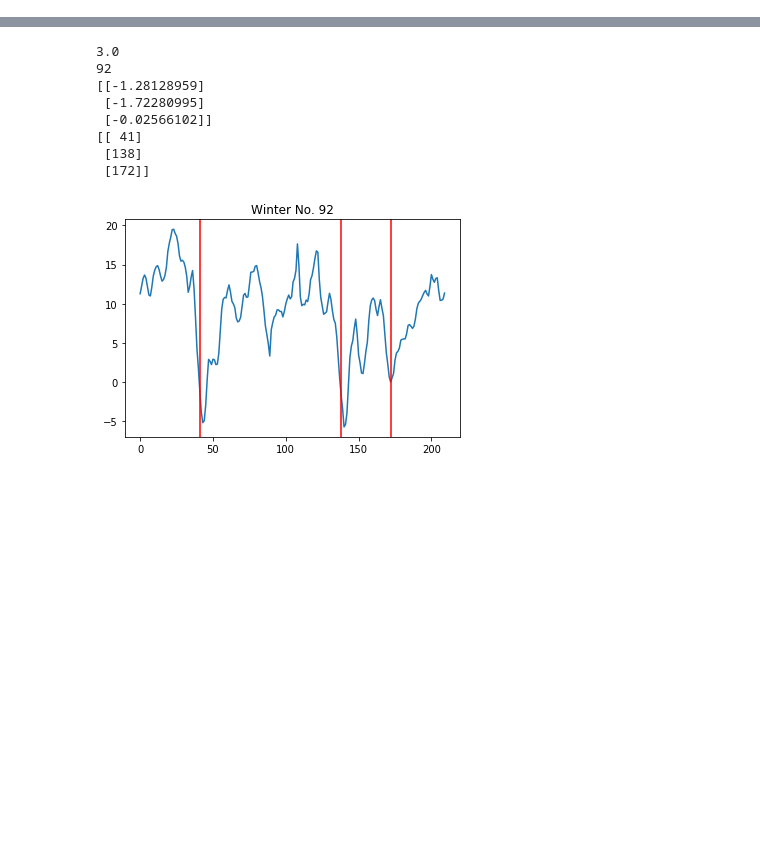
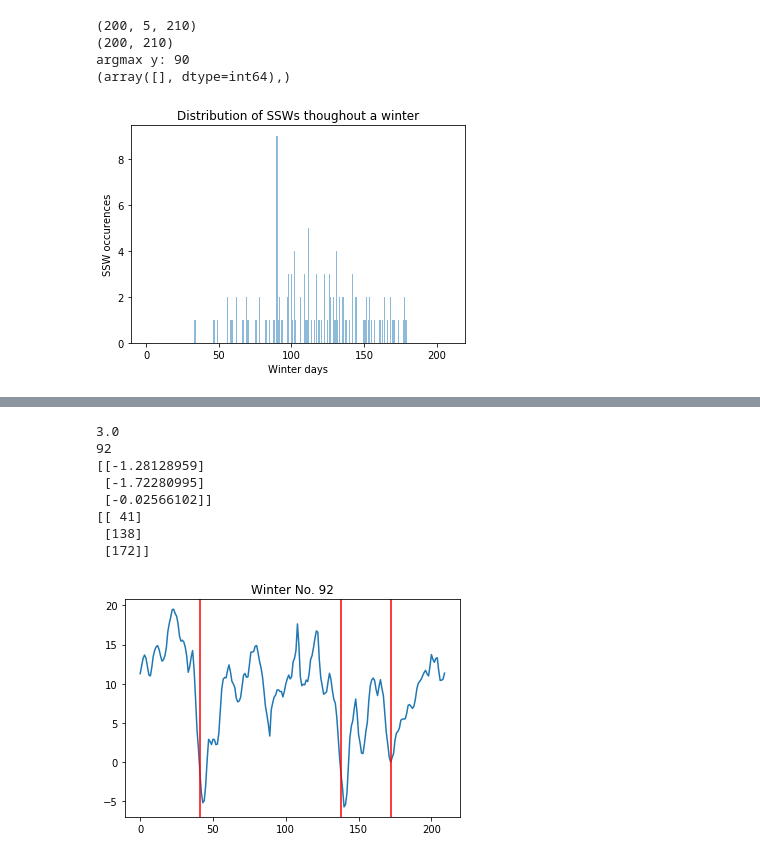
Before and after one commit to mcbuehler/ssw-prediction, a Jupyter notebook: notebooks/timeseries_exploration.ipynb, the cells around one changed output, grey strips where cells are left out. Drawn from its saved outputs; the diff is of its cells as text; code cells hidden in the pictures; blank space fills up the shorter version.

```diff
--- a/notebooks/timeseries_exploration.ipynb
+++ b/notebooks/timeseries_exploration.ipynb
@@ -65,0 +74,8 @@ plt.show()
+# %%
+plot_peak(dat_all[400:600])
+# %% [output]
+(200, 5, 210)
+(200, 210)
+argmax y: 90
+(array([], dtype=int64),)
+[figure, added]
```
Also changed, not shown: parts of 12 cells of this notebook.
